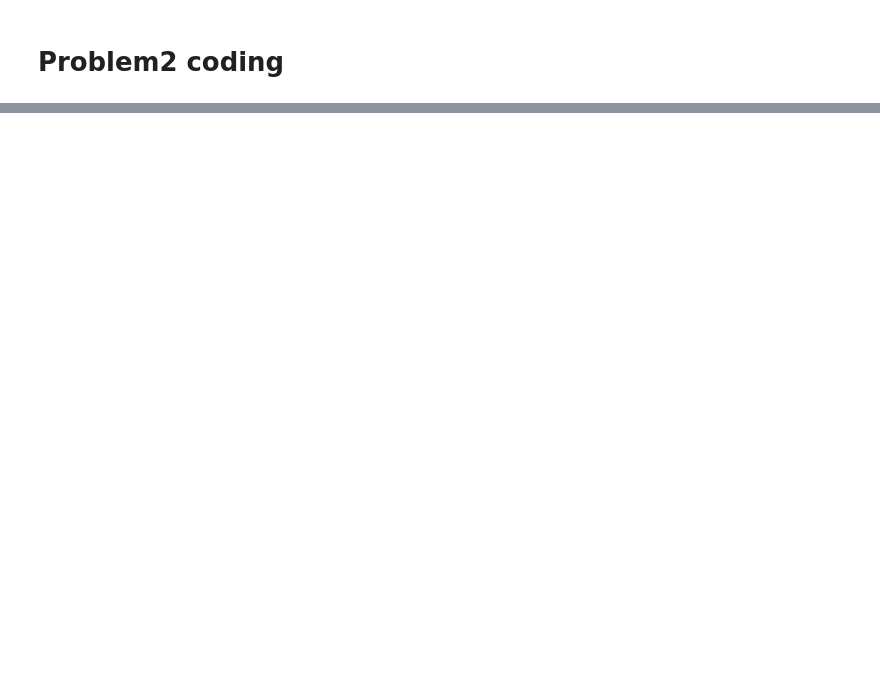
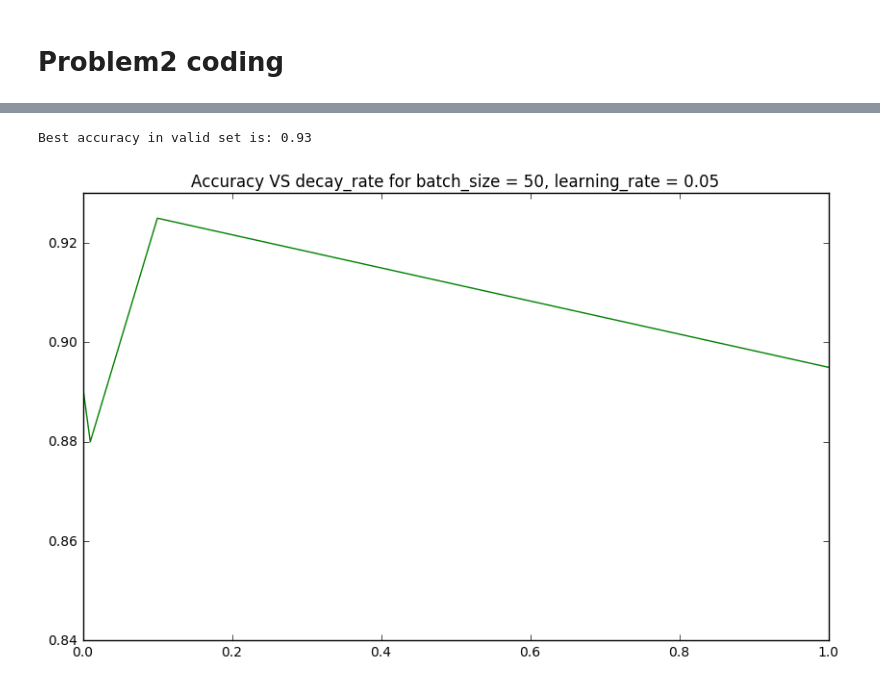
Before and after one commit to lidaiqing/Inference-MachineLearning, a Jupyter notebook: A1/code/a1.ipynb, the cells around one changed output, grey strips where cells are left out. Drawn from its saved outputs; the diff is of its cells as text; code cells hidden in the pictures; blank space fills up the shorter version.

```diff
--- a/A1/code/a1.ipynb
+++ b/A1/code/a1.ipynb
@@ -154,8 +156,3 @@ def buildGraph(decay_rate, learning_rate):
 def getRandomBatch(trainData, trainTarget, size):
     idx = np.random.choice(trainData.shape[0], size, replace=False)
     return trainData[idx,:], trainTarget[idx,:]
-# %%
-
-W, b, X, y_target, y_predicted, error, train = buildGraph(0.1, 0.1)
-loss, _ = sess.run([error, train], feed_dict={X: trainData, y_target: trainTarget})
-print(loss)
@@ -221,35 +216,37 @@ for batch_size in batch_size_list:
 ... (4 outputs left out)
 # %%
-#2.3 fix batch_size = 50 and learning_rate = 0.5 and tune decay_rate
+#2.3 fix batch_size = 50 and learning_rate = 0.05 and tune decay_rate
 decay_rate_list = [0., 0.0001, 0.001, 0.01, 0.1, 1.]
 batch_size = 50
-learning_rate = 0.5
+learning_rate = 0.05
 best_decay_rate = 0
 best_acc = 0
 test_acc_recorder = np.array([])
 for decay_rate in decay_rate_list:
     W, b, X, y_target, y_predicted, error, train = buildGraph(decay_rate, learning_rate)
-    correct_prediction = tf.equal(y_target, (tf.sign(y_predicted - 0.5) + 1) / 2)
+    correct_prediction = tf.equal(y_target, (tf.sign(y_predicted - 0.5) + 1)/2)
     accuracy = tf.reduce_mean(tf.cast(correct_prediction, tf.float32))
     init = tf.global_variables_initializer()
     sess = tf.InteractiveSession()
     sess.run(init)
     for itr in range(500):
         batch_xs, batch_ys = getRandomBatch(trainData, trainTarget, batch_size)
         sess.run(train, feed_dict={X: batch_xs, y_target: batch_ys})
     # use valid data set accuracy to tune decay rate
     cur_acc = sess.run(accuracy, feed_dict={X: validData, y_target: validTarget})
-    print(cur_acc, decay_rate)
     if cur_acc > best_acc:
         best_acc = cur_acc
         best_decay_rate = decay_rate
     # use test set to test accuracy
-    #test_acc_recorder = np.append(test_acc_recorder, sess.run(accuracy, \
-    #                                                          feed_dict={X: testData, y_target: testTarget}))
+    test_acc_recorder = np.append(test_acc_recorder, sess.run(accuracy, \
+                                                              feed_dict={X: testData, y_target: testTarget}))
 print("Best accuracy in valid set is: %0.2f"%(best_acc))
-plt.plot(decay_rate_list, test_acc_recorder, 'go')
+plt.plot(decay_rate_list, test_acc_recorder, 'g')
 #plt.axis([0,2000, 0, 2])
-plt.title("Accuracy VS decay_rate for batch_size = 50, learning_rate = 0.5")
+plt.title("Accuracy VS decay_rate for batch_size = 50, learning_rate = 0.05")
 plt.show()
+# %% [output]
+Best accuracy in valid set is: 0.93
+[figure, added]
 # %%
 print(trainTarget)
```
Also changed, not shown: parts of 7 cells of this notebook.
